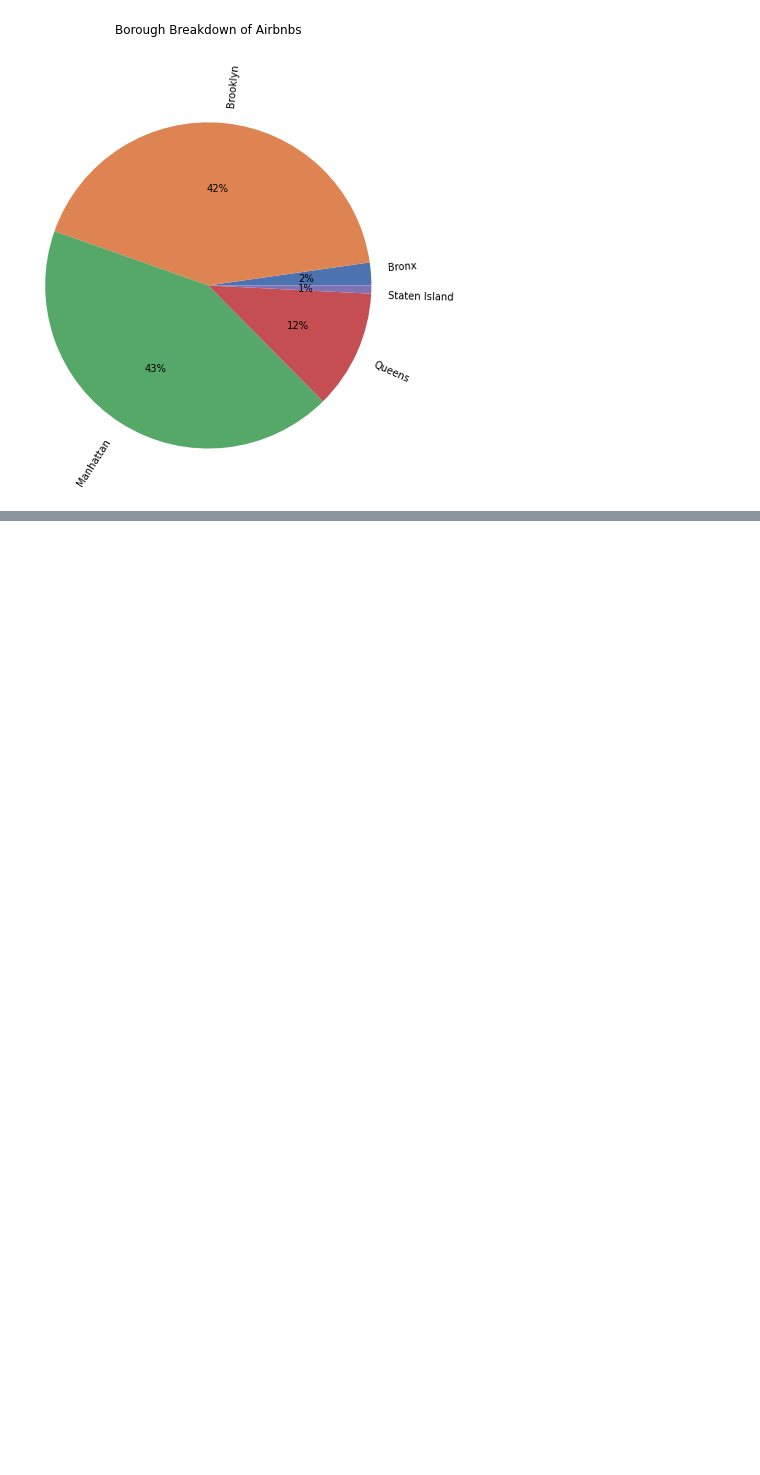
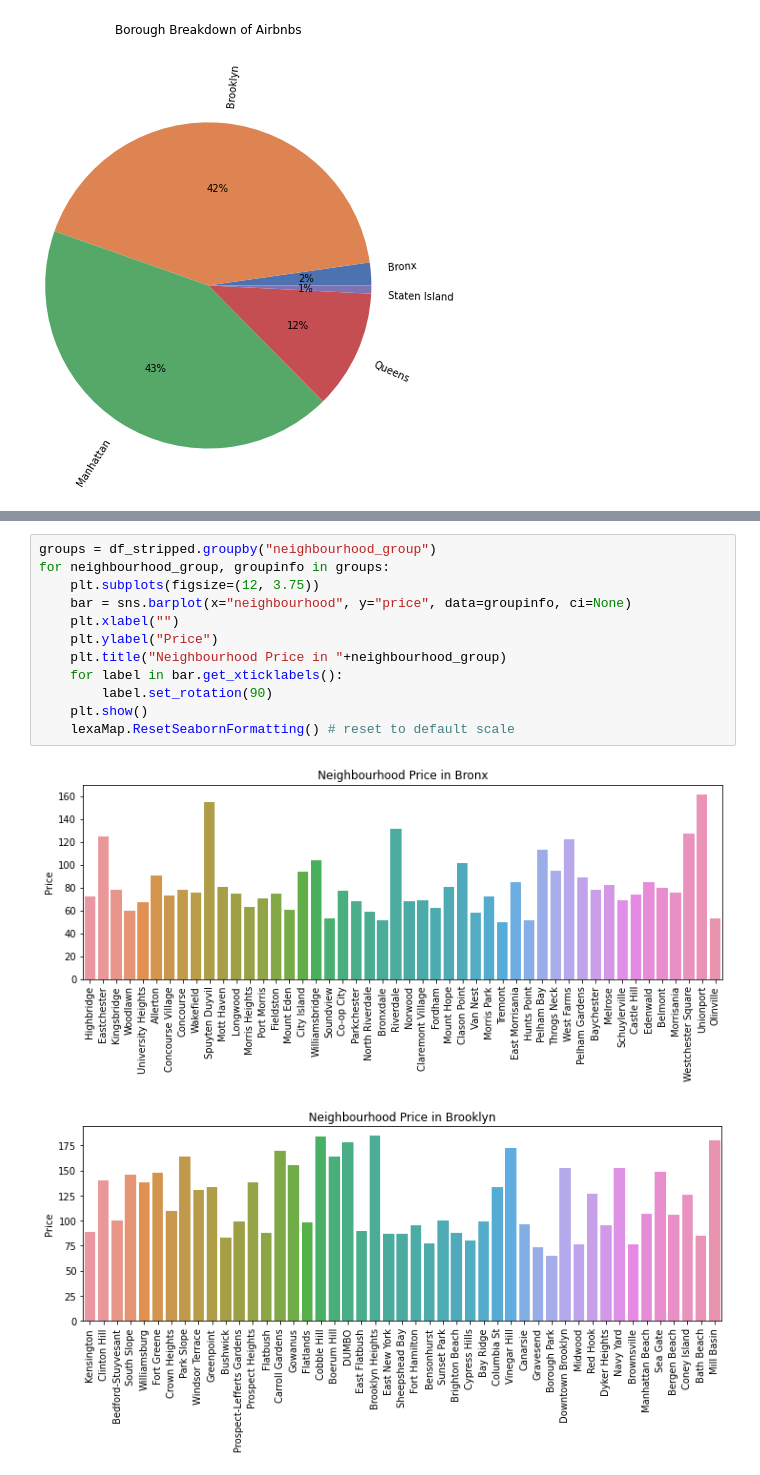
Before and after one commit to amitsarvate/csci_2000_final_project_take_2, a Jupyter notebook: tech-report-final.ipynb, the cells around one changed output, grey strips where cells are left out. Saved outputs shown, nothing was run; the diff lists cells and outputs as text; blank space fills up the shorter version.

Commit message:
made small changes with formatting

```diff
--- a/tech-report-final.ipynb
+++ b/tech-report-final.ipynb
@@ -420,0 +629,15 @@ During analysis, we found problems with having the data points on the map overla
+# %%
+groups = df_stripped.groupby("neighbourhood_group")
+for neighbourhood_group, groupinfo in groups:
+    plt.subplots(figsize=(12, 3.75))
+    bar = sns.barplot(x="neighbourhood", y="price", data=groupinfo, ci=None)
+    plt.xlabel("")
+    plt.ylabel("Price")
+    plt.title("Neighbourhood Price in "+neighbourhood_group)
+    for label in bar.get_xticklabels():
+        label.set_rotation(90)
+    plt.show()
+    lexaMap.ResetSeabornFormatting() # reset to default scale
+# %% [output]
+[figure, added]
+[figure, added]
```
Also changed, not shown: parts of 63 cells of this notebook.
